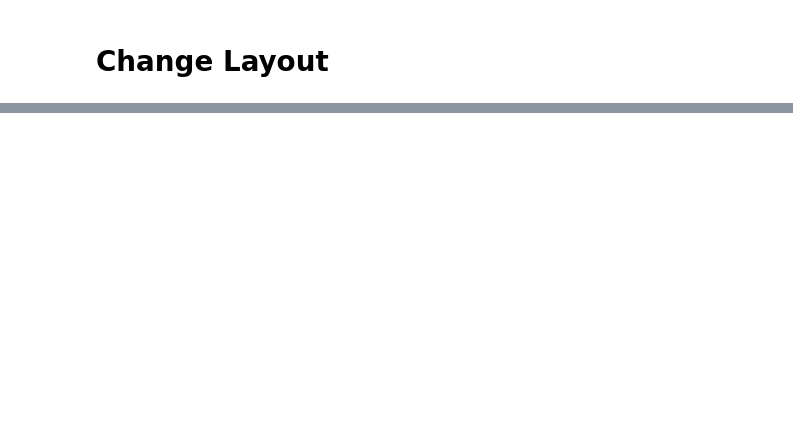
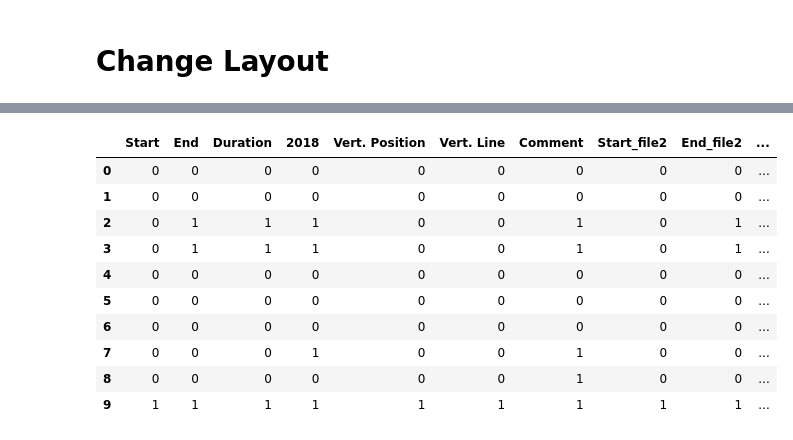
Before and after one commit to amir25-rahman/CompareTwoExcel, a Jupyter notebook: comp.ipynb, the cells around one changed output, grey strips where cells are left out. Cells and saved outputs as stored; diff of their text form; code cells hidden in the pictures; blank space fills up the shorter version.

```diff
--- a/comp.ipynb
+++ b/comp.ipynb
@@ -157,0 +306,20 @@ data_compare
+# %%
+d1 = compare.iloc[: , :7].eq(compare.iloc[: , 7:])
+d2 = compare.iloc[: , :7].eq(compare.iloc[: , 7:]).add_suffix('_file2')
+# %%
+mask_h = pd.concat([d1, d2], axis=1)
+mask_h.replace({True:0, False:1}, inplace= True)
+# %%
+mask_h
+# %% [output]
+|  | Start | End | Duration | 2018 | Vert. Position | Vert. Line | Comment | Start_file2 | End_file2 | ... |
+| 0 | 0 | 0 | 0 | 0 | 0 | 0 | 0 | 0 | 0 | ... |
+| 1 | 0 | 0 | 0 | 0 | 0 | 0 | 0 | 0 | 0 | ... |
+| 2 | 0 | 1 | 1 | 1 | 0 | 0 | 1 | 0 | 1 | ... |
+| 3 | 0 | 1 | 1 | 1 | 0 | 0 | 1 | 0 | 1 | ... |
+| 4 | 0 | 0 | 0 | 0 | 0 | 0 | 0 | 0 | 0 | ... |
+| 5 | 0 | 0 | 0 | 0 | 0 | 0 | 0 | 0 | 0 | ... |
+| 6 | 0 | 0 | 0 | 0 | 0 | 0 | 0 | 0 | 0 | ... |
+| 7 | 0 | 0 | 0 | 1 | 0 | 0 | 1 | 0 | 0 | ... |
+| 8 | 0 | 0 | 0 | 0 | 0 | 0 | 1 | 0 | 0 | ... |
+| 9 | 1 | 1 | 1 | 1 | 1 | 1 | 1 | 1 | 1 | ... |
```
Also changed, not shown: parts of 26 cells of this notebook.
